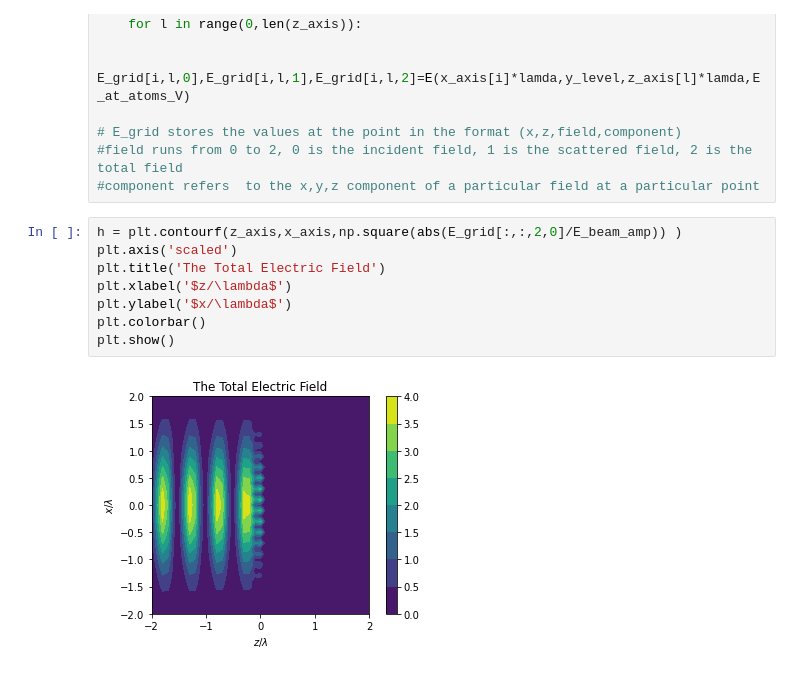
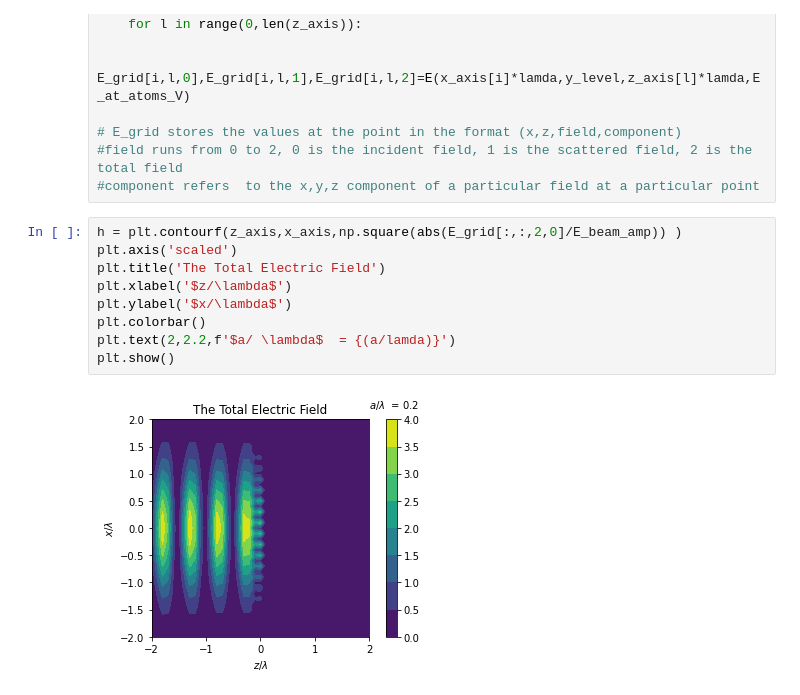
Before and after one commit to ReyshaJV/weizmann-internship, a Jupyter notebook: final_code_comments.ipynb, the cells around one changed output. Saved outputs shown, nothing was run; the diff lists cells and outputs as text.

Commit message:
added text to plot

```diff
--- a/final_code_comments.ipynb
+++ b/final_code_comments.ipynb
@@ -314,10 +314,11 @@ for i in range(0,len(x_axis)):
 # %%
 h = plt.contourf(z_axis,x_axis,np.square(abs(E_grid[:,:,2,0]/E_beam_amp)) )
 plt.axis('scaled')
 plt.title('The Total Electric Field')
 plt.xlabel('$z/\lambda$')
 plt.ylabel('$x/\lambda$')
 plt.colorbar()
+plt.text(2,2.2,f'$a/ \lambda$  = {(a/lamda)}')
 plt.show()
 # %% [output]
-[figure, old version]
+[figure, new version]
```
Also changed, not shown: parts of 4 cells of this notebook.
